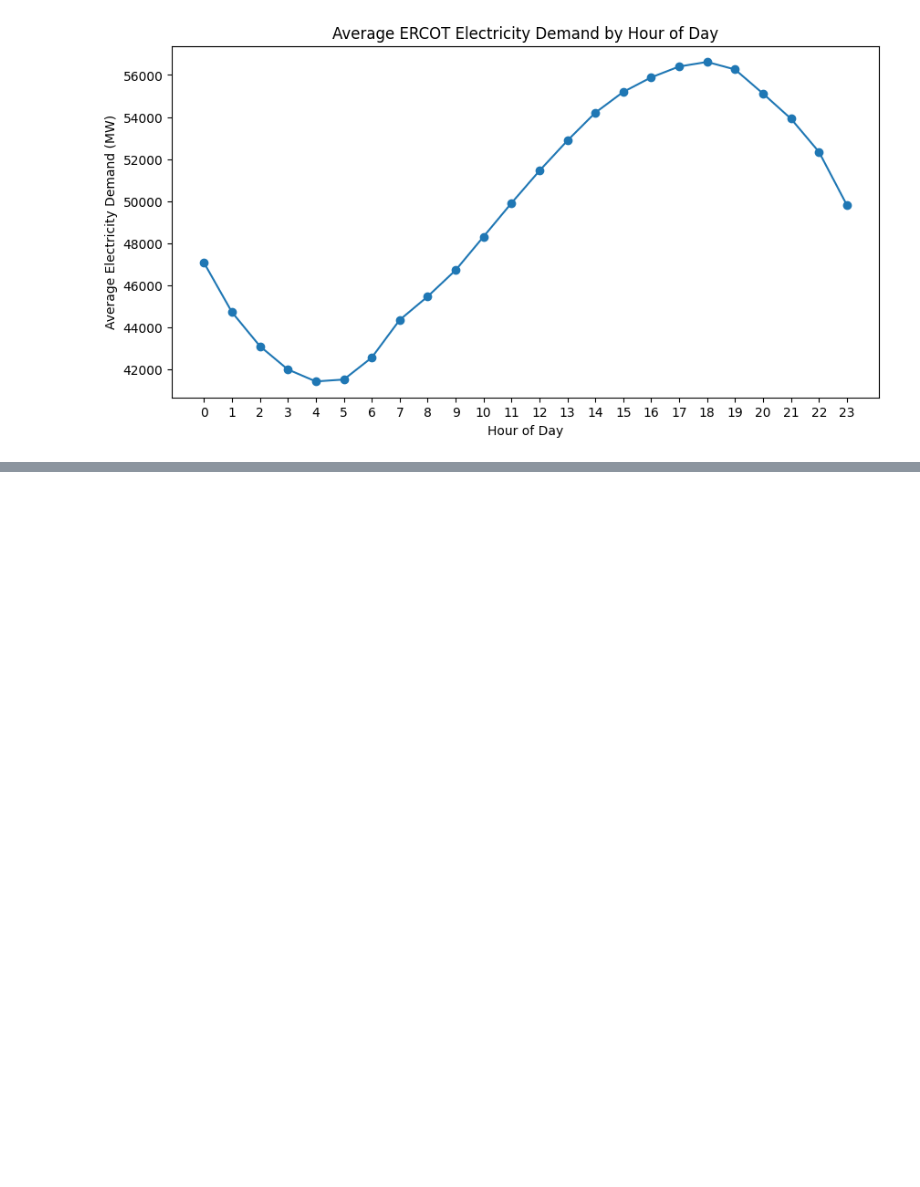
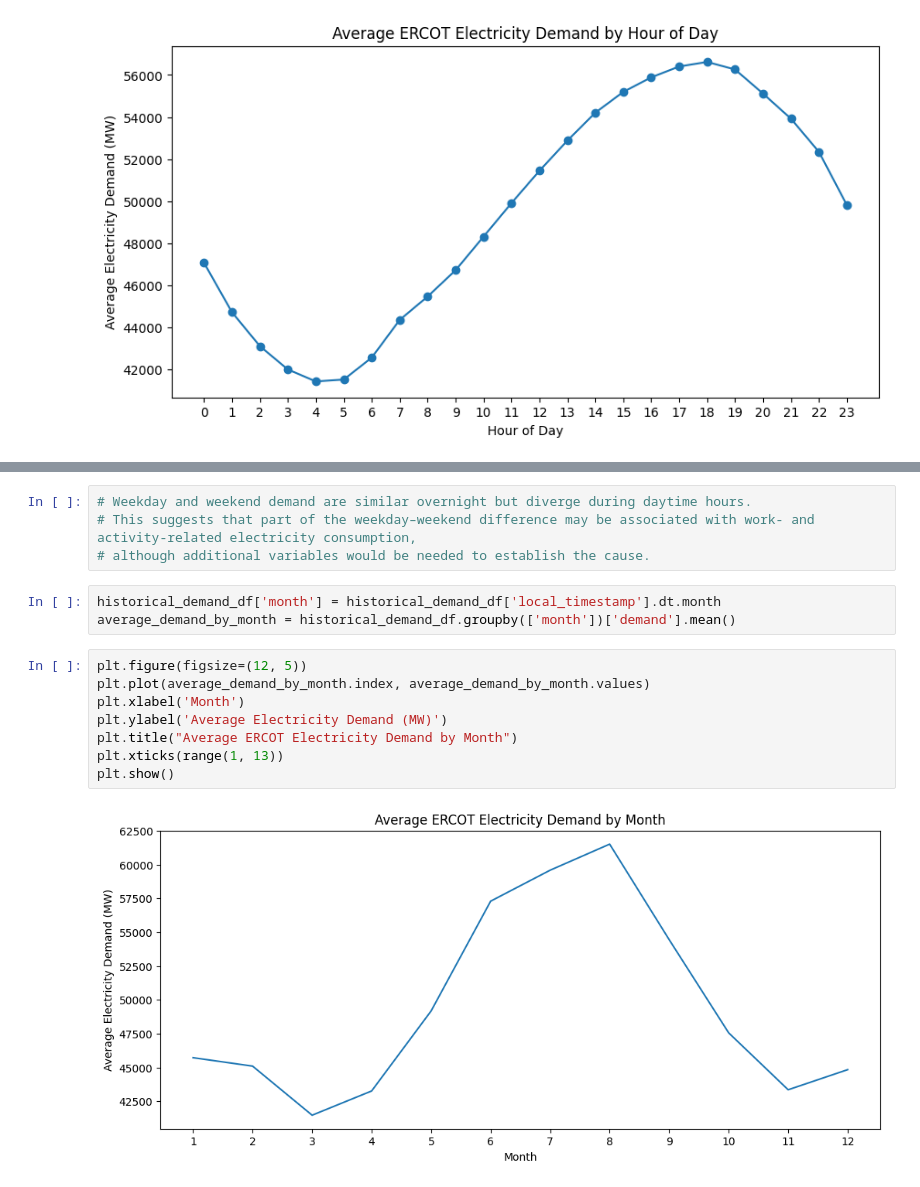
Before and after one commit to Chen-M-22/GridCast, a Jupyter notebook: 01_data_exploration.ipynb, the cells around one changed output, grey strips where cells are left out. Cells and saved outputs as stored; diff of their text form; blank space fills up the shorter version.

```diff
--- a/01_data_exploration.ipynb
+++ b/01_data_exploration.ipynb
@@ -468,0 +576,17 @@ plt.show()
+# %%
+# Weekday and weekend demand are similar overnight but diverge during daytime hours.
+# This suggests that part of the weekday–weekend difference may be associated with work- and activity-related electricity consumption,
+# although additional variables would be needed to establish the cause.
+# %%
+historical_demand_df['month'] = historical_demand_df['local_timestamp'].dt.month
+average_demand_by_month = historical_demand_df.groupby(['month'])['demand'].mean()
+# %%
+plt.figure(figsize=(12, 5))
+plt.plot(average_demand_by_month.index, average_demand_by_month.values)
+plt.xlabel('Month')
+plt.ylabel('Average Electricity Demand (MW)')
+plt.title("Average ERCOT Electricity Demand by Month")
+plt.xticks(range(1, 13))
+plt.show()
+# %% [output]
+[figure, added]
```
Also changed, not shown: parts of 18 cells of this notebook.
